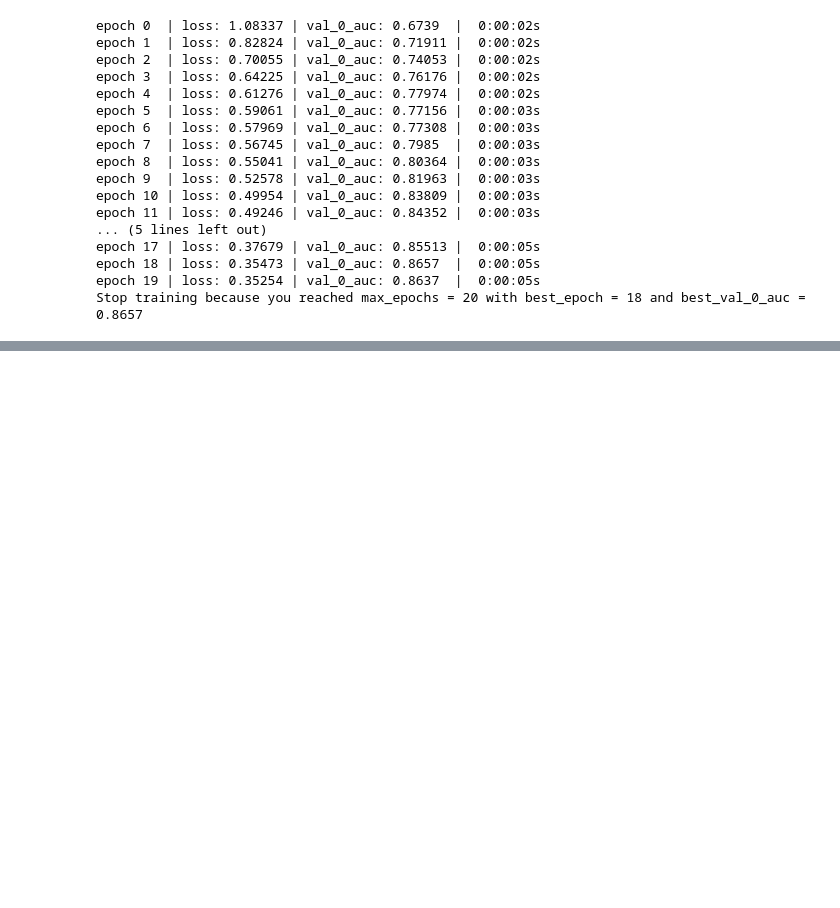
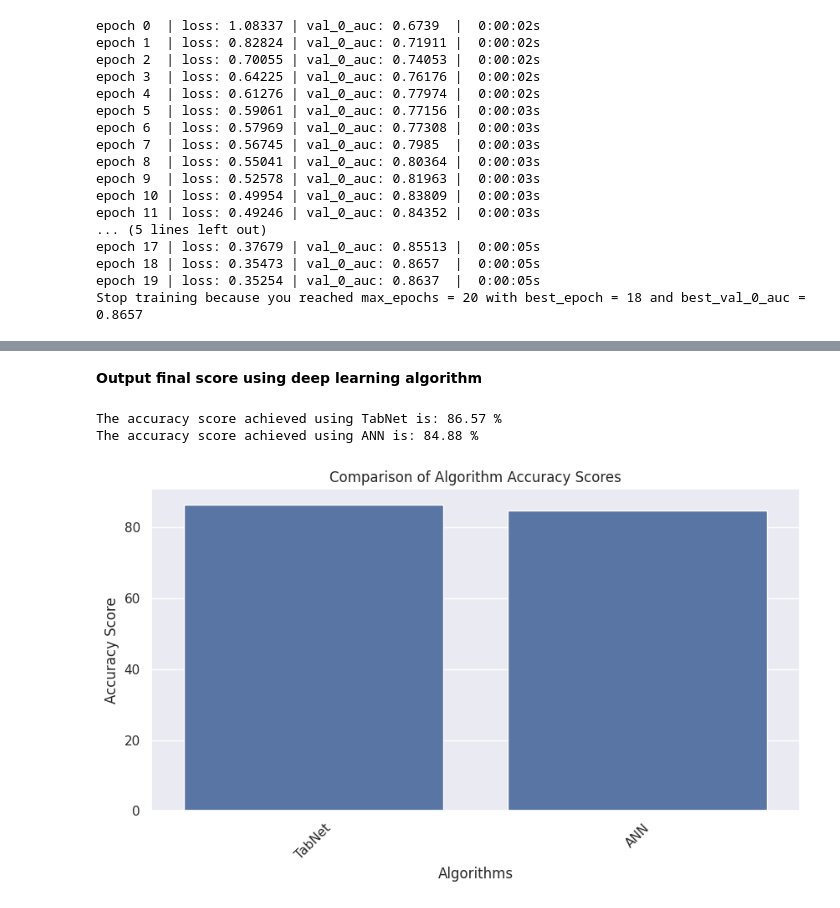
Before and after one commit to raushankumar311/heart-disease-detection, a Jupyter notebook: colabo/heart-disease-detection /heart-disease-prediction.ipynb, the cells around one changed output, grey strips where cells are left out. Saved outputs shown, nothing was run; the diff lists cells and outputs as text; code cells hidden in the pictures; blank space fills up the shorter version.

```diff
--- a/colabo/heart-disease-detection /heart-disease-prediction.ipynb
+++ b/colabo/heart-disease-detection /heart-disease-prediction.ipynb
@@ -598,9 +598,9 @@ valid_auc = history['val_0_auc']
 
 # Find the best epoch index
 best_epoch = np.argmax(valid_auc)
-best_auc = valid_auc[best_epoch]
+best_auc_tabnet = round(valid_auc[best_epoch] * 100, 2)
 
 print(f"Best Epoch: {best_epoch + 1}")  # +1 since epoch count is usually 1-based
-print(f"Validation AUC at Best Epoch: {best_auc:.4f}")
+print(f"Validation AUC at Best Epoch: {best_auc_tabnet}%")
 # %% [output]
 Best Epoch: 19
@@ -608,2 +702,33 @@ Validation AUC at Best Epoch: 0.8657
+# %% [markdown]
+**Output final score using deep learning algorithm**
+# %%
+scores = [best_auc_tabnet, ann_accuracy]
+algorithms = ["TabNet", "ANN"]
+
+for i in range(len(algorithms)):
+    print("The accuracy score achieved using "+algorithms[i]+" is: "+str(scores[i])+" %")
+
+# Create a DataFrame
+data = pd.DataFrame({
+    'Algorithms': algorithms,
+    'Accuracy Score': scores
+})
+
+# Set the figure size
+sns.set(rc={'figure.figsize': (10, 5)})
+
+# Create the bar plot
+sns.barplot(x='Algorithms', y='Accuracy Score', data=data)
+
+# Set labels and title
+plt.xlabel("Algorithms")
+plt.ylabel("Accuracy Score")
+plt.title("Comparison of Algorithm Accuracy Scores")
+plt.xticks(rotation=45)  # Rotate x-axis labels for better readability
+plt.show()
+# %% [output]
+The accuracy score achieved using TabNet is: 86.57 %
+The accuracy score achieved using ANN is: 84.88 %
+[figure, added]
 # %%
 !pip install flask-ngrok
```
Also changed, not shown: parts of 5 cells of this notebook.
